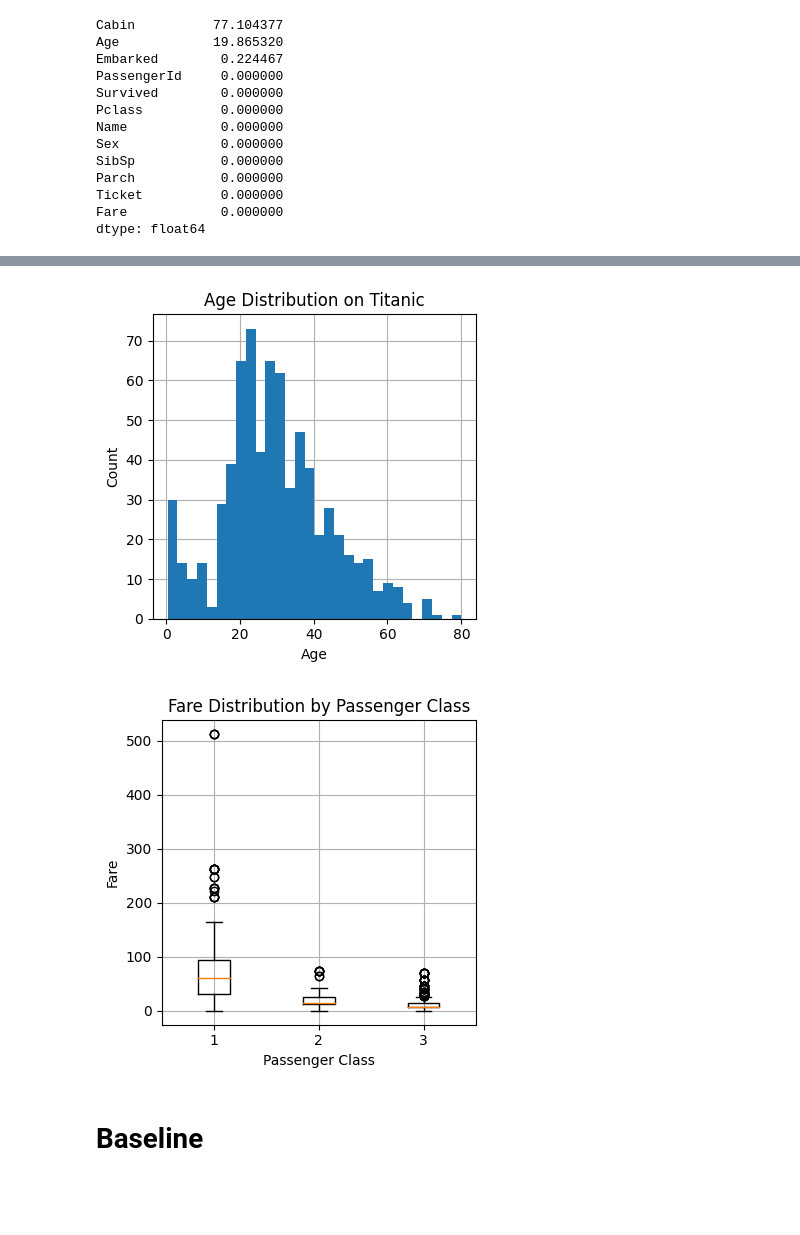
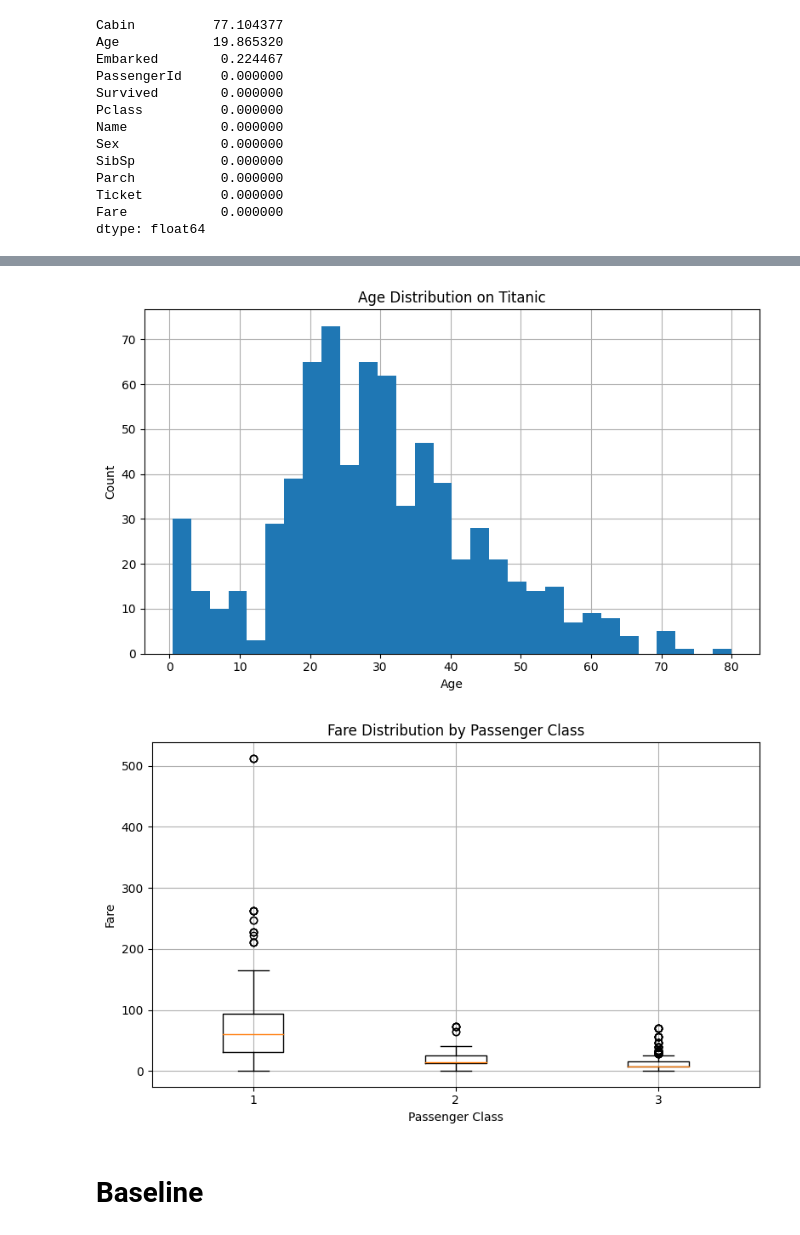
Before and after one commit to mariabilichenk0/kaggle, a Jupyter notebook: titanic/rf_sklearn.ipynb, the cells around one changed output, grey strips where cells are left out. Cells and saved outputs as stored; diff of their text form; code cells hidden in the pictures; blank space fills up the shorter version.

```diff
--- a/titanic/rf_sklearn.ipynb
+++ b/titanic/rf_sklearn.ipynb
@@ -103,31 +115,35 @@ dtype: float64
 # %%
+# train['Age'].hist(bins=30, figsize=(3,4))
+# train.boxplot('Fare', by='Pclass', figsize=(3,4))
+import matplotlib.pyplot as plt
+
 # 1) Age histogram with grid behind
-fig, ax = plt.subplots(figsize=(4, 4))
+fig, ax = plt.subplots(figsize=(8, 5))
 ax.set_axisbelow(True)            # draw grid below other artists
 ax.hist(train['Age'].dropna(), bins=30, zorder=2)
 ax.grid(True, zorder=1)           # grid lines at zorder=1
 ax.set_title('Age Distribution on Titanic')
 ax.set_xlabel('Age')
 ax.set_ylabel('Count')
 fig.tight_layout()
 plt.show()
 
 
 # 2) Fare by Pclass boxplot with grid behind
-fig, ax = plt.subplots(figsize=(4, 4))
+fig, ax = plt.subplots(figsize=(8, 5))
 ax.set_axisbelow(True)
 groups = [train.loc[train['Pclass']==cls, 'Fare'].dropna()
           for cls in sorted(train['Pclass'].unique())]
 ax.boxplot(groups, labels=sorted(train['Pclass'].unique()), zorder=2)
 ax.grid(True, zorder=1)
 ax.set_title('Fare Distribution by Passenger Class')
 ax.set_xlabel('Passenger Class')
 ax.set_ylabel('Fare')
 fig.tight_layout()
 plt.show()
 # %% [output]
-[figure, old version]
+[figure, new version]
-[figure, old version]
+[figure, new version]
 # %% [markdown]
 # Baseline
 # %%
```
Also changed, not shown: parts of 5 cells of this notebook, 1 other file.
